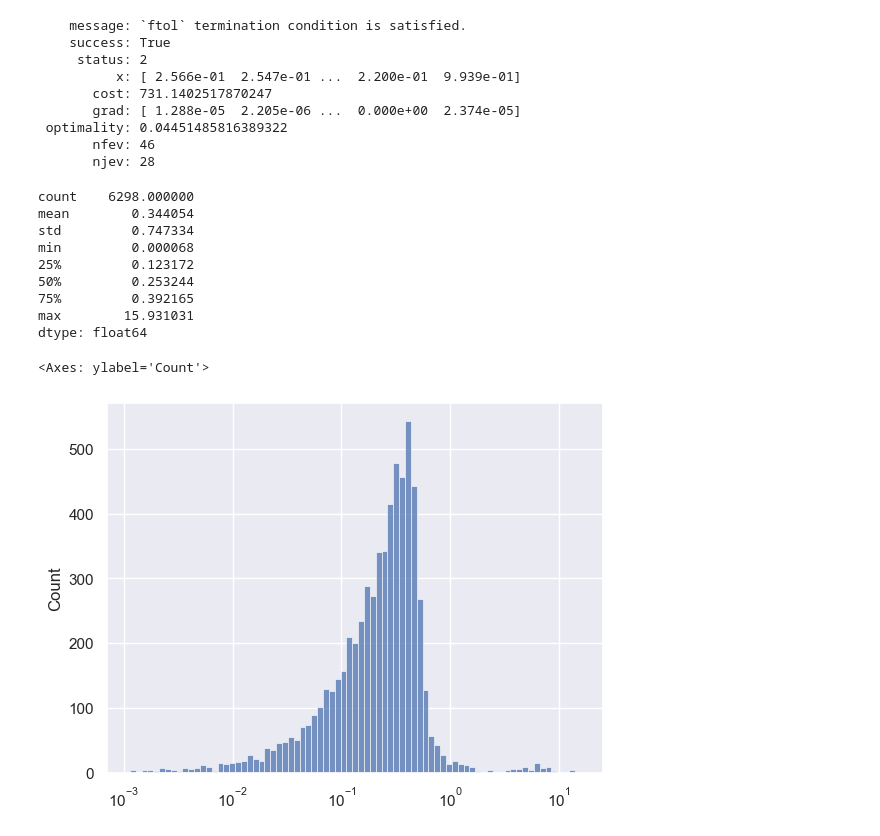
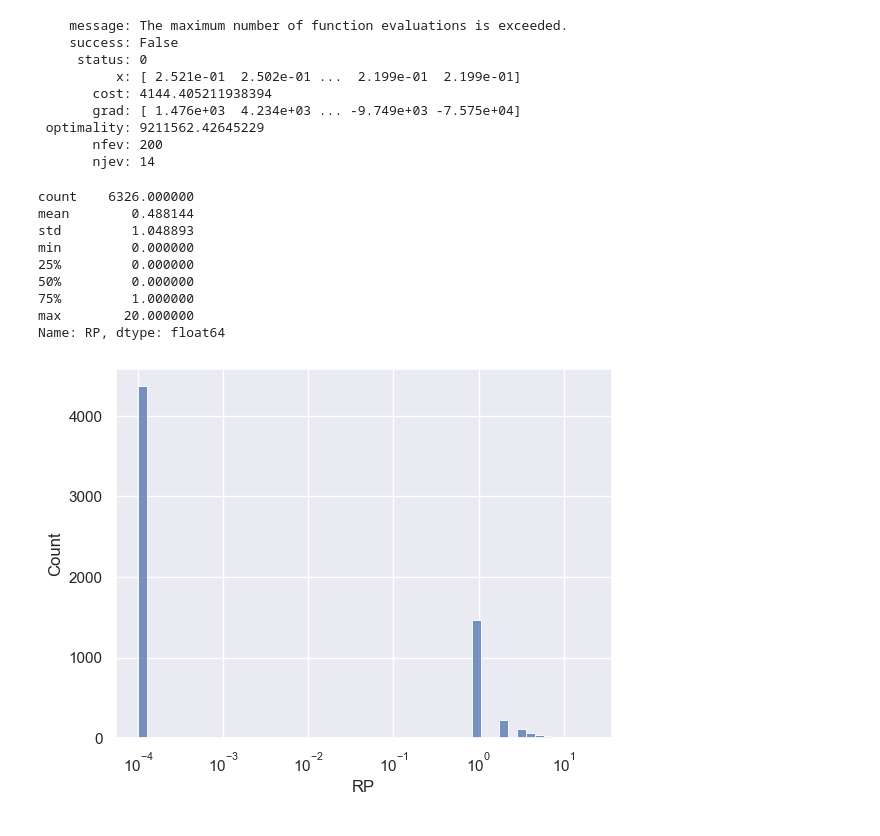
Before and after one commit to jeancroy/RP-fit, a Jupyter notebook: RP fit.ipynb, the cells around one changed output. Saved outputs shown, nothing was run; the diff lists cells and outputs as text; code cells hidden in the pictures.

```diff
--- a/RP fit.ipynb
+++ b/RP fit.ipynb
@@ -41,7 +41,7 @@ if (refresh_rp_file):
     data_1_9 = download_sheet(rp_file_id, sheet_ids["data_1_9"])
     data_10_49 = download_sheet(rp_file_id, sheet_ids["data_10_49"])
 
-    data = pd.concat([data_1_9, data_10_49], axis = 0).copy()
+    data = pd.concat([data_1_9, data_10_49], axis = 0)
     data.dropna(subset=["Pokemon","Level","RP","Nature","MS lvl"], inplace=True)
     data.fillna({'Amnt':0 ,'Ing2P':0, 'Help skill bonus': 1, 'RP Multiplier': 1, 'ModelRP': -1, 'Difference': -1}, inplace=True)
     data.fillna({'Sub Skill 1':'','Sub Skill 2':'', 'Ingredient 2': '', 'Source':''}, inplace=True)
@@ -150,12 +150,25 @@ if cache_fit and os.path.isfile(filename):
     opt = load(filename)
     print("Loaded from cache")
 else:
+
+    # We use approximate rounding to keep derivatives intact
+    fit_options.soft_round.exact = False
+    fit_options.soft_round.alpha = 6
     opt = scipy.optimize.least_squares(residual, x0, **fit_options.least_squares_kwargs)
 
+    fit_options.soft_round.alpha = 12
+    opt = scipy.optimize.least_squares(residual, opt.x, **fit_options.least_squares_kwargs)
+
+    fit_options.soft_round.alpha = 18
+    opt = scipy.optimize.least_squares(residual, opt.x, **fit_options.least_squares_kwargs)
+
+
+
     # save results and remove some stuff we don't need to save.
-    del opt.jac
-    del opt.active_mask
-    del opt.fun
+    if 'jac' in opt: del opt.jac
+    if 'active_mask' in opt: del opt.active_mask
+    if 'fun' in opt: del opt.fun
+    if 'final_simplex' in opt: del opt.final_simplex
 
     save(filename, opt)
 # %% [output]
@@ -163,31 +192,30 @@ Loaded from cache
 # %%
 opt
 # %% [output]
-    message: `ftol` termination condition is satisfied.
-    success: True
-     status: 2
-          x: [ 2.566e-01  2.547e-01 ...  2.200e-01  9.939e-01]
-       cost: 731.1402517870247
-       grad: [ 1.288e-05  2.205e-06 ...  0.000e+00  2.374e-05]
- optimality: 0.04451485816389322
-       nfev: 46
-       njev: 28
+    message: The maximum number of function evaluations is exceeded.
+    success: False
+     status: 0
+          x: [ 2.521e-01  2.502e-01 ...  2.199e-01  2.199e-01]
+       cost: 4144.405211938394
+       grad: [ 1.476e+03  4.234e+03 ... -9.749e+03 -7.575e+04]
+ optimality: 9211562.42645229
+       nfev: 200
+       njev: 14
 # %%
-r_opt = np.abs(residual(opt.x))
+r_opt = np.abs(data["RP"] - np.round(RP(opt.x)) )
 pd.Series(r_opt).describe()
-sns.histplot(x=r_opt[r_opt>1e-3], log_scale=True)
+_ = sns.histplot(x=np.clip(r_opt, 1e-4,1e3), log_scale=True, bins=50)
 # %% [output]
-count    6298.000000
-mean        0.344054
-std         0.747334
-min         0.000068
-25%         0.123172
-50%         0.253244
-75%         0.392165
-max        15.931031
-dtype: float64
+count    6326.000000
+mean        0.488144
+std         1.048893
+min         0.000000
+25%         0.000000
+50%         0.000000
+75%         1.000000
+max        20.000000
+Name: RP, dtype: float64
-<Axes: ylabel='Count'>
-[figure, old version]
+[figure, new version]
 # %%
 sol = unpack(opt.x, unpack_info)
 
```
Also changed, not shown: parts of 9 cells of this notebook, 16 other files.
